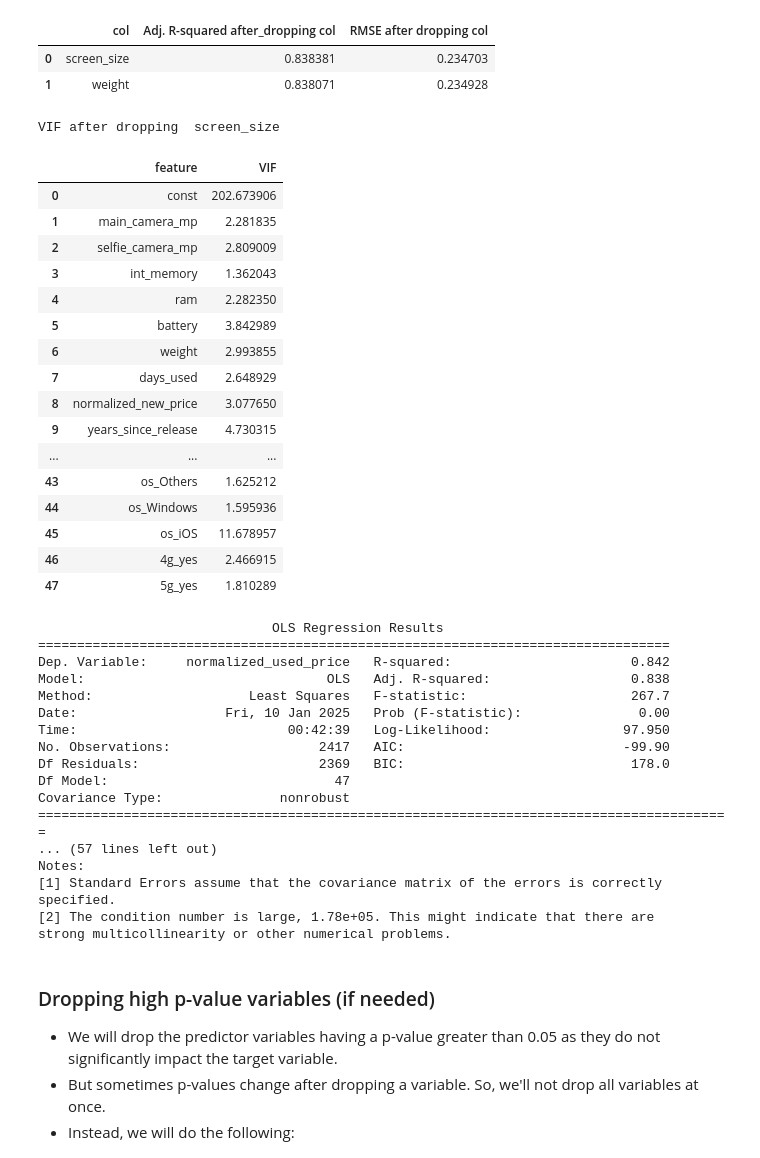
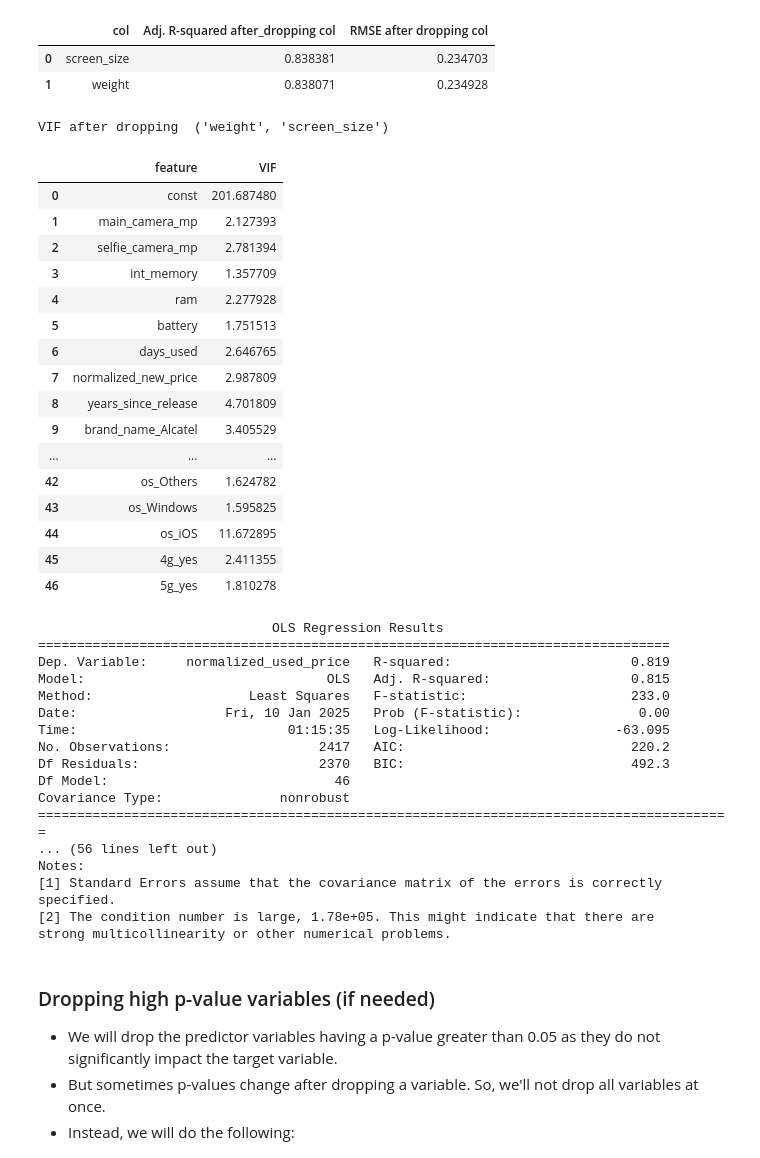
Before and after one commit to Mahal09/Python, a Jupyter notebook: SLF_Project3_LearnerNotebook_LowCode.ipynb, the cells around one changed output. Saved outputs shown, nothing was run; the diff lists cells and outputs as text; code cells hidden in the pictures.

```diff
--- a/SLF_Project3_LearnerNotebook_LowCode.ipynb
+++ b/SLF_Project3_LearnerNotebook_LowCode.ipynb
@@ -947,50 +1018,50 @@ res
 | 0 | screen_size | 0.838381 | 0.234703 |
 | 1 | weight | 0.838071 | 0.234928 |
 # %%
-col_to_drop = "screen_size" ## Complete the code to specify the column to drop
+col_to_drop = "weight","screen_size" ## Complete the code to specify the column to drop
 x_train2 = x_train.loc[:, ~x_train.columns.str.startswith(col_to_drop)] ## Complete the code to specify the train data from which to drop the column specified
 x_test2 = x_test.loc[:, ~x_test.columns.str.startswith(col_to_drop)] ## Complete the code to specify the test data from which to drop the column specified
 
 # Check VIF now
 vif = checking_vif(x_train2)
 print("VIF after dropping ", col_to_drop)
 vif
 # %% [output]
-VIF after dropping  screen_size
+VIF after dropping  ('weight', 'screen_size')
 |  | feature | VIF |
-| 0 | const | 202.673906 |
-| 1 | main_camera_mp | 2.281835 |
-| 2 | selfie_camera_mp | 2.809009 |
-| 3 | int_memory | 1.362043 |
-| 4 | ram | 2.282350 |
-| 5 | battery | 3.842989 |
-| 6 | weight | 2.993855 |
-| 7 | days_used | 2.648929 |
-| 8 | normalized_new_price | 3.077650 |
-| 9 | years_since_release | 4.730315 |
+| 0 | const | 201.687480 |
+| 1 | main_camera_mp | 2.127393 |
+| 2 | selfie_camera_mp | 2.781394 |
+| 3 | int_memory | 1.357709 |
+| 4 | ram | 2.277928 |
+| 5 | battery | 1.751513 |
+| 6 | days_used | 2.646765 |
+| 7 | normalized_new_price | 2.987809 |
+| 8 | years_since_release | 4.701809 |
+| 9 | brand_name_Alcatel | 3.405529 |
 | ... | ... | ... |
-| 43 | os_Others | 1.625212 |
-| 44 | os_Windows | 1.595936 |
-| 45 | os_iOS | 11.678957 |
-| 46 | 4g_yes | 2.466915 |
-| 47 | 5g_yes | 1.810289 |
+| 42 | os_Others | 1.624782 |
+| 43 | os_Windows | 1.595825 |
+| 44 | os_iOS | 11.672895 |
+| 45 | 4g_yes | 2.411355 |
+| 46 | 5g_yes | 1.810278 |
 # %%
 olsmodel1 = sm.OLS(y_train, x_train2).fit() ## Complete the code to fit OLS model
 print(olsmodel1.summary())
 # %% [output]
                               OLS Regression Results
 =================================================================================
-Dep. Variable:     normalized_used_price   R-squared:                       0.842
-Model:                               OLS   Adj. R-squared:                  0.838
-Method:                    Least Squares   F-statistic:                     267.7
+Dep. Variable:     normalized_used_price   R-squared:                       0.819
+Model:                               OLS   Adj. R-squared:                  0.815
+Method:                    Least Squares   F-statistic:                     233.0
 Date:                   Fri, 10 Jan 2025   Prob (F-statistic):               0.00
-Time:                           00:42:39   Log-Likelihood:                 97.950
-No. Observations:                   2417   AIC:                            -99.90
-Df Residuals:                       2369   BIC:                             178.0
-Df Model:                             47
+Time:                           01:15:35   Log-Likelihood:                -63.095
+No. Observations:                   2417   AIC:                             220.2
+Df Residuals:                       2370   BIC:                             492.3
+Df Model:                             46
 Covariance Type:               nonrobust
 =========================================================================================
-... (57 lines left out)
+... (56 lines left out)
 Notes:
 [1] Standard Errors assume that the covariance matrix of the errors is correctly specified.
 [2] The condition number is large, 1.78e+05. This might indicate that there are
```
Also changed, not shown: parts of 26 cells of this notebook.
